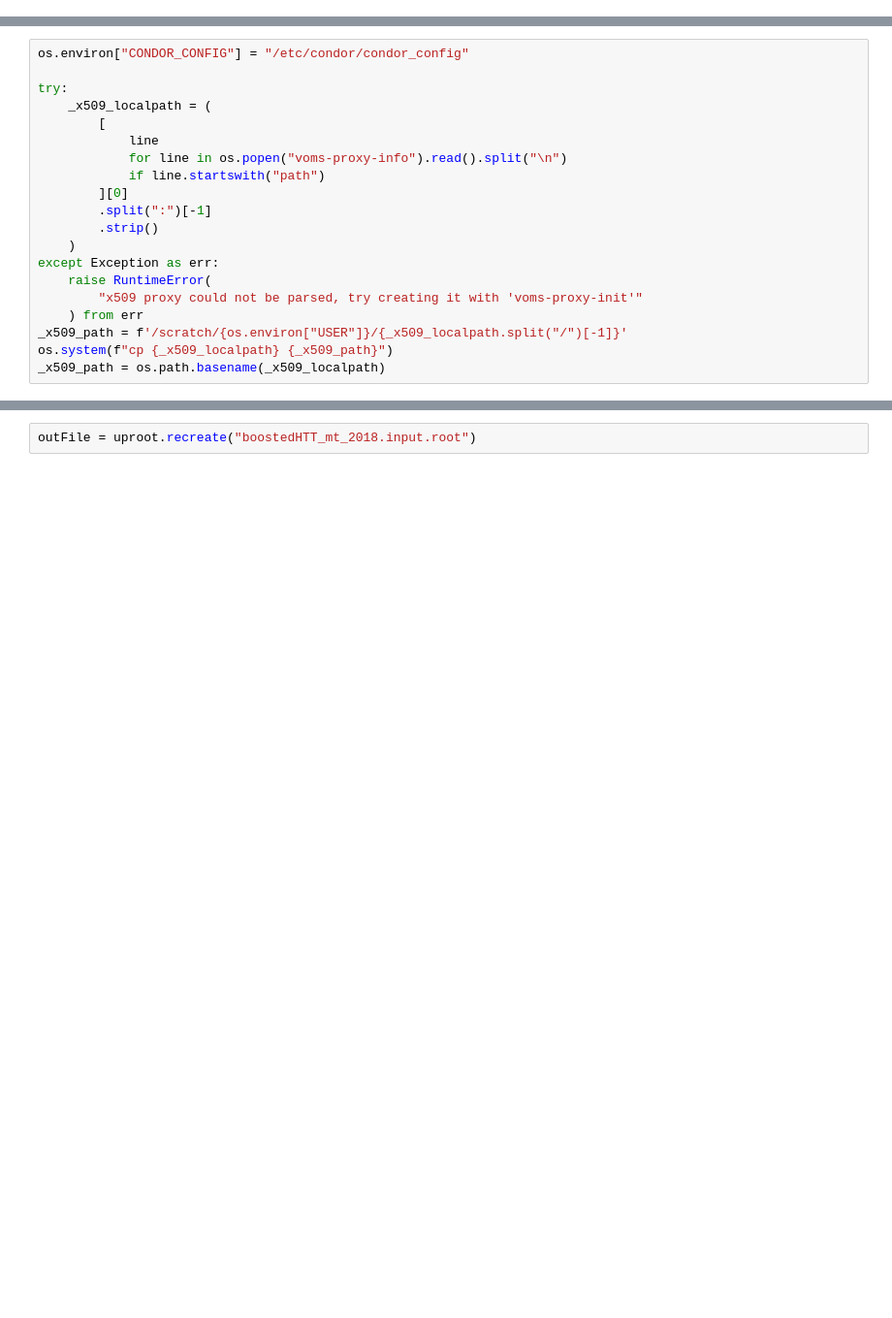
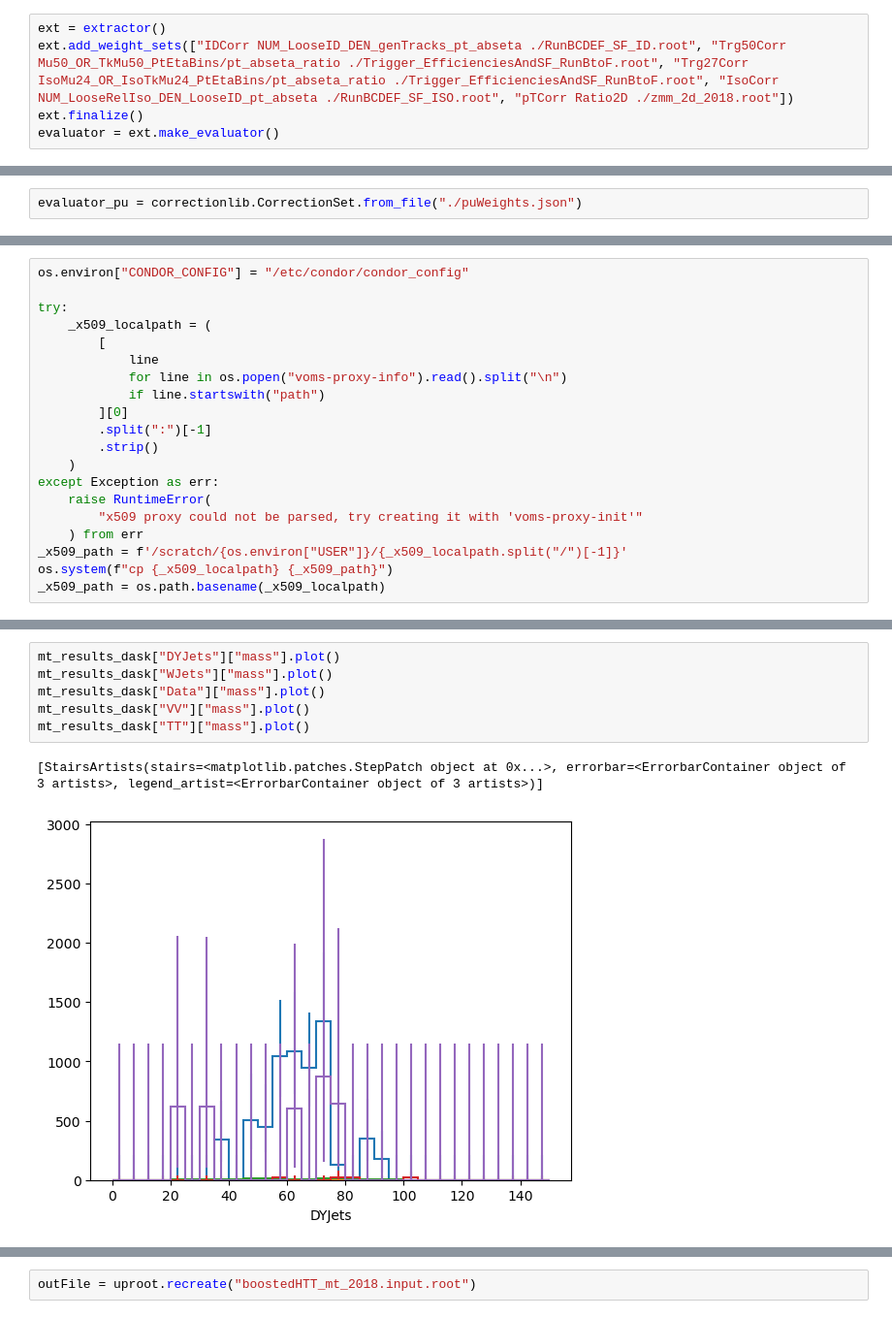
Before and after one commit to mettnereli/Radion-DiHiggs-4Tau, a Jupyter notebook: NanoRun/NanoSkim.ipynb, the cells around one changed output, grey strips where cells are left out. Shown at 97% size. Saved outputs shown, nothing was run; the diff lists cells and outputs as text; blank space fills up the shorter version.

```diff
--- a/NanoRun/NanoSkim.ipynb
+++ b/NanoRun/NanoSkim.ipynb
@@ -103,0 +189,5 @@ nevents
+# %%
+ext = extractor()
+ext.add_weight_sets(["IDCorr NUM_LooseID_DEN_genTracks_pt_abseta ./RunBCDEF_SF_ID.root", "Trg50Corr Mu50_OR_TkMu50_PtEtaBins/pt_abseta_ratio ./Trigger_EfficienciesAndSF_RunBtoF.root", "Trg27Corr IsoMu24_OR_IsoTkMu24_PtEtaBins/pt_abseta_ratio ./Trigger_EfficienciesAndSF_RunBtoF.root", "IsoCorr NUM_LooseRelIso_DEN_LooseID_pt_abseta ./RunBCDEF_SF_ISO.root", "pTCorr Ratio2D ./zmm_2d_2018.root"])
+ext.finalize()
+evaluator = ext.make_evaluator()
@@ -104,3 +198,5 @@ nevents
+# %%
+evaluator_pu = correctionlib.CorrectionSet.from_file("./puWeights.json")
 # %%
 def bit_mask(bit):
       mask = 0
@@ -802,0 +1216,9 @@ NameError: name 'mt_results_dask' is not defined
+# %%
+mt_results_dask["DYJets"]["mass"].plot()
+mt_results_dask["WJets"]["mass"].plot()
+mt_results_dask["Data"]["mass"].plot()
+mt_results_dask["VV"]["mass"].plot()
+mt_results_dask["TT"]["mass"].plot()
+# %% [output]
+[StairsArtists(stairs=<matplotlib.patches.StepPatch object at 0x...>, errorbar=<ErrorbarContainer object of 3 artists>, legend_artist=<ErrorbarContainer object of 3 artists>)]
+[figure, added]
```
Also changed, not shown: parts of 28 cells of this notebook, 8 other files.
